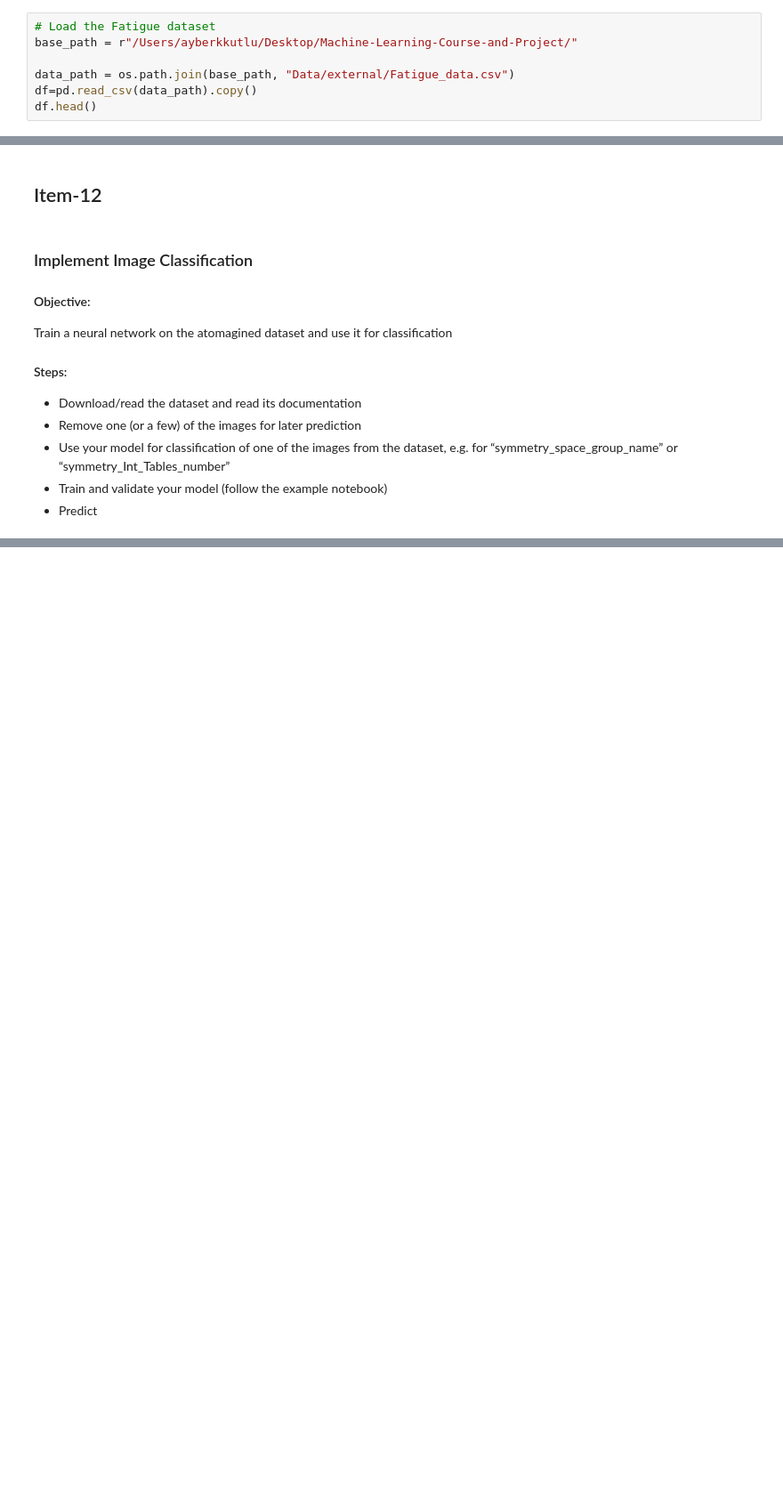
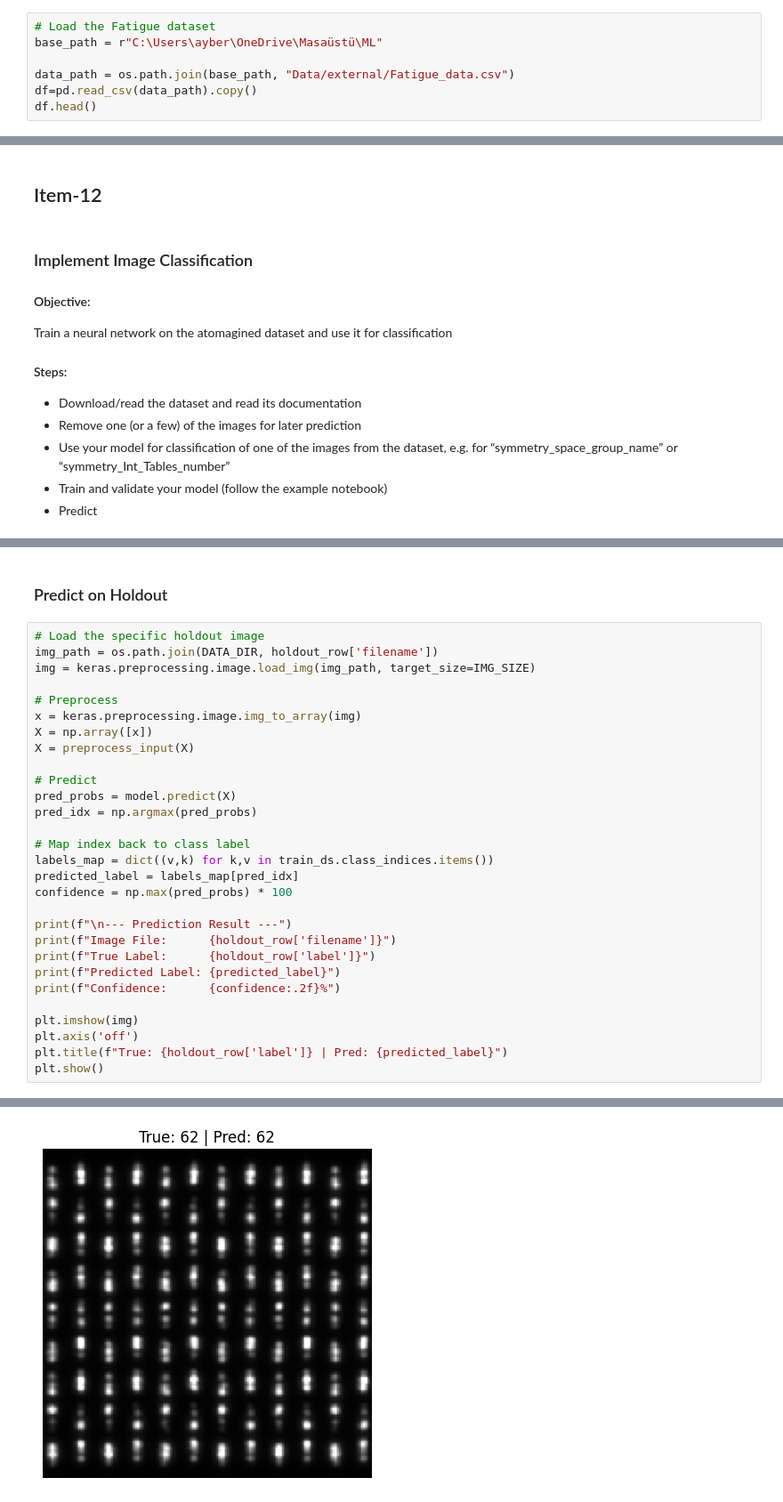
Before and after one commit to ayberkkutlu/Machine-Learning-Course-and-Project, a Jupyter notebook: Notebooks/Homework_2/HW2_Items10-15.ipynb, the cells around one changed output, grey strips where cells are left out. Shown: that part at 89% size. Cells and saved outputs as stored; diff of their text form; blank space fills up the shorter version.

```diff
--- a/Notebooks/Homework_2/HW2_Items10-15.ipynb
+++ b/Notebooks/Homework_2/HW2_Items10-15.ipynb
@@ -18,7 +18,7 @@ import numpy as np
 import os
 # %%
 # Load the Fatigue dataset
-base_path = r"/Users/ayberkkutlu/Desktop/Machine-Learning-Course-and-Project/"
+base_path = r"C:\Users\ayber\OneDrive\Masaüstü\ML"
 
 data_path = os.path.join(base_path, "Data/external/Fatigue_data.csv")
 df=pd.read_csv(data_path).copy()
@@ -241,0 +481,32 @@ notebook)
+# %% [markdown]
+### Predict on Holdout
+# %%
+# Load the specific holdout image
+img_path = os.path.join(DATA_DIR, holdout_row['filename'])
+img = keras.preprocessing.image.load_img(img_path, target_size=IMG_SIZE)
+
+# Preprocess
+x = keras.preprocessing.image.img_to_array(img)
+X = np.array([x])
+X = preprocess_input(X)
+
+# Predict
+pred_probs = model.predict(X)
+pred_idx = np.argmax(pred_probs)
+
+# Map index back to class label
+labels_map = dict((v,k) for k,v in train_ds.class_indices.items())
+predicted_label = labels_map[pred_idx]
+confidence = np.max(pred_probs) * 100
+
+print(f"\n--- Prediction Result ---")
+print(f"Image File:      {holdout_row['filename']}")
+print(f"True Label:      {holdout_row['label']}")
+print(f"Predicted Label: {predicted_label}")
+print(f"Confidence:      {confidence:.2f}%")
+
+plt.imshow(img)
+plt.axis('off')
+plt.title(f"True: {holdout_row['label']} | Pred: {predicted_label}")
+plt.show()
+# %% [output]
@@ -241,0 +520 @@ notebook)
+[figure, added]
```
Also changed, not shown: parts of 18 cells of this notebook, 2 other files.
